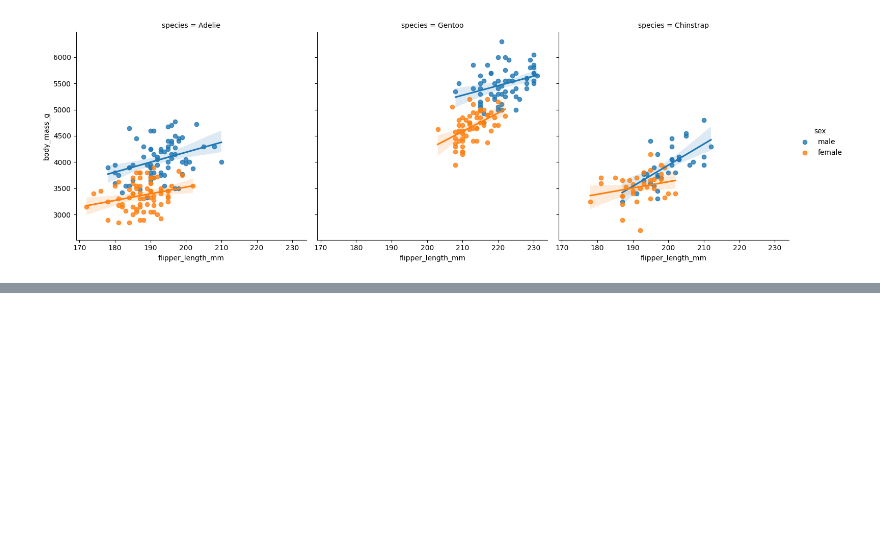
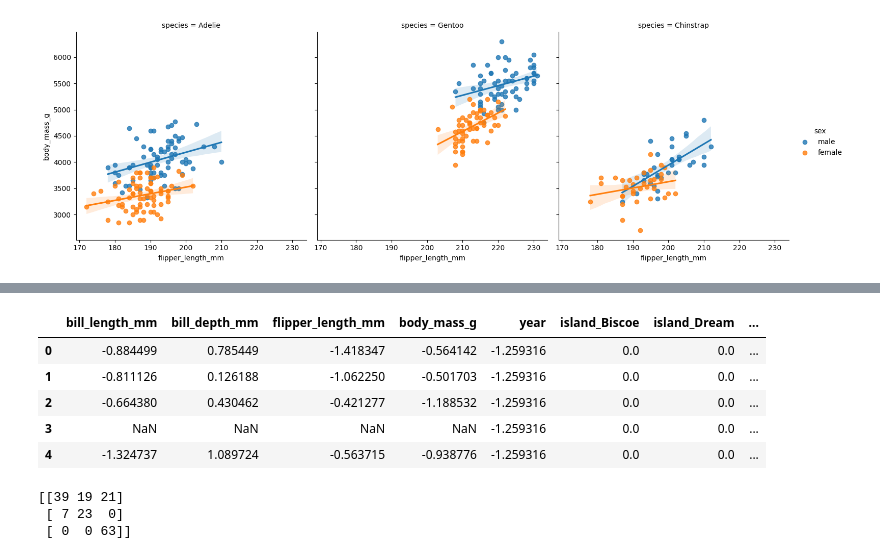
Before and after one commit to mariaclaraseixa/palmerpenguins, a Jupyter notebook: Palmer_Penguin.ipynb, the cells around one changed output, grey strips where cells are left out. Saved outputs shown, nothing was run; the diff lists cells and outputs as text; code cells hidden in the pictures; blank space fills up the shorter version.

```diff
--- a/Palmer_Penguin.ipynb
+++ b/Palmer_Penguin.ipynb
@@ -186,38 +191,37 @@ plt.show()
 # %%
 from sklearn.preprocessing import StandardScaler, OneHotEncoder
 from sklearn.compose import ColumnTransformer
 from sklearn.impute import SimpleImputer
 from sklearn.pipeline import Pipeline
 import pandas as pd
 import numpy as np
 
-# Assuming filtered_data_imputed is already created and contains the imputed data
+x = filtered_data.drop('species', axis=1)
+y = filtered_data['species']
 
-# Separate features and target
-x = filtered_data_imputed.drop('species', axis=1)
-y = filtered_data_imputed['species']
-
-# Identify categorical and numerical columns
 categorical_features = ['island', 'sex', 'year']
 numerical_features = x.select_dtypes(include=np.number).columns.tolist()
 
 
-# Create a column transformer for scaling numerical features and one-hot encoding categorical features
 preprocessor = ColumnTransformer(
     transformers=[
         ('num', StandardScaler(), numerical_features),
         ('cat', OneHotEncoder(handle_unknown='ignore'), categorical_features)
     ])
 
-# Fit and transform the data
 x_processed = preprocessor.fit_transform(x)
 
-# Convert the processed data back to a DataFrame (optional, but good for inspection)
-# Get feature names after one-hot encoding
 cat_feature_names = preprocessor.named_transformers_['cat'].get_feature_names_out(categorical_features)
 all_feature_names = numerical_features + list(cat_feature_names)
 
 df_processed = pd.DataFrame(x_processed, columns=all_feature_names)
 df_preprocessed = pd.concat([df_processed, y.reset_index(drop=True)], axis=1) # Concatenate with the target variable
 
 display(df_preprocessed.head())
+# %% [output]
+|  | bill_length_mm | bill_depth_mm | flipper_length_mm | body_mass_g | year | island_Biscoe | island_Dream | ... |
+| 0 | -0.884499 | 0.785449 | -1.418347 | -0.564142 | -1.259316 | 0.0 | 0.0 | ... |
+| 1 | -0.811126 | 0.126188 | -1.062250 | -0.501703 | -1.259316 | 0.0 | 0.0 | ... |
+| 2 | -0.664380 | 0.430462 | -0.421277 | -1.188532 | -1.259316 | 0.0 | 0.0 | ... |
+| 3 | NaN | NaN | NaN | NaN | -1.259316 | 0.0 | 0.0 | ... |
+| 4 | -1.324737 | 1.089724 | -0.563715 | -0.938776 | -1.259316 | 0.0 | 0.0 | ... |
@@ -251,7 +271,28 @@ confusion_matrix(y_test, y_pred)
 # %%
-X_train, X_test, y_train, y_test = train_test_split(df_preprocessed.drop('species',axis=1),df_preprocessed['species'],test_size=0.50, random_state=42)
+from sklearn.model_selection import train_test_split
+from sklearn.neighbors import KNeighborsClassifier
+from sklearn.metrics import confusion_matrix
+import pandas as pd
+
+X_train, X_test, y_train, y_test = train_test_split(
+    filtered_data_imputed.drop('species', axis=1),
+    filtered_data_imputed['species'],
+    test_size=0.50,
+    random_state=42
+)
 
 knn = KNeighborsClassifier(n_neighbors=1)
-knn.fit(X_train,y_train)
-preds_knn = knn.predict(X_test)
-print(confusion_matrix(y_test,preds_knn))
+
+
+knn_pipeline.fit(X_train, y_train)
+
+
+
+preds_knn = knn_pipeline.predict(X_test)
+
+
+print(confusion_matrix(y_test, preds_knn))
+# %% [output]
+[[39 19 21]
+ [ 7 23  0]
+ [ 0  0 63]]
```
Also changed, not shown: parts of 13 cells of this notebook.
